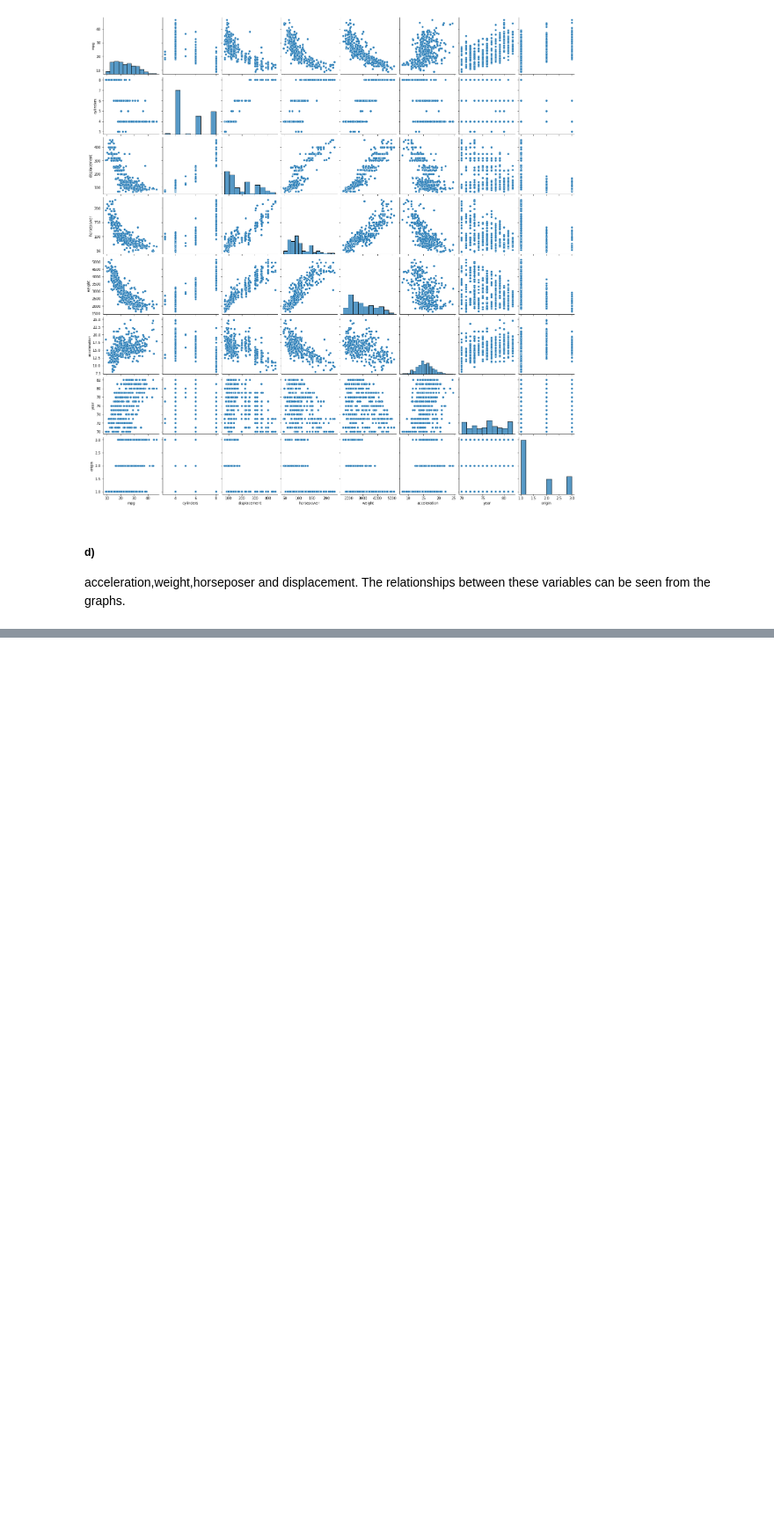
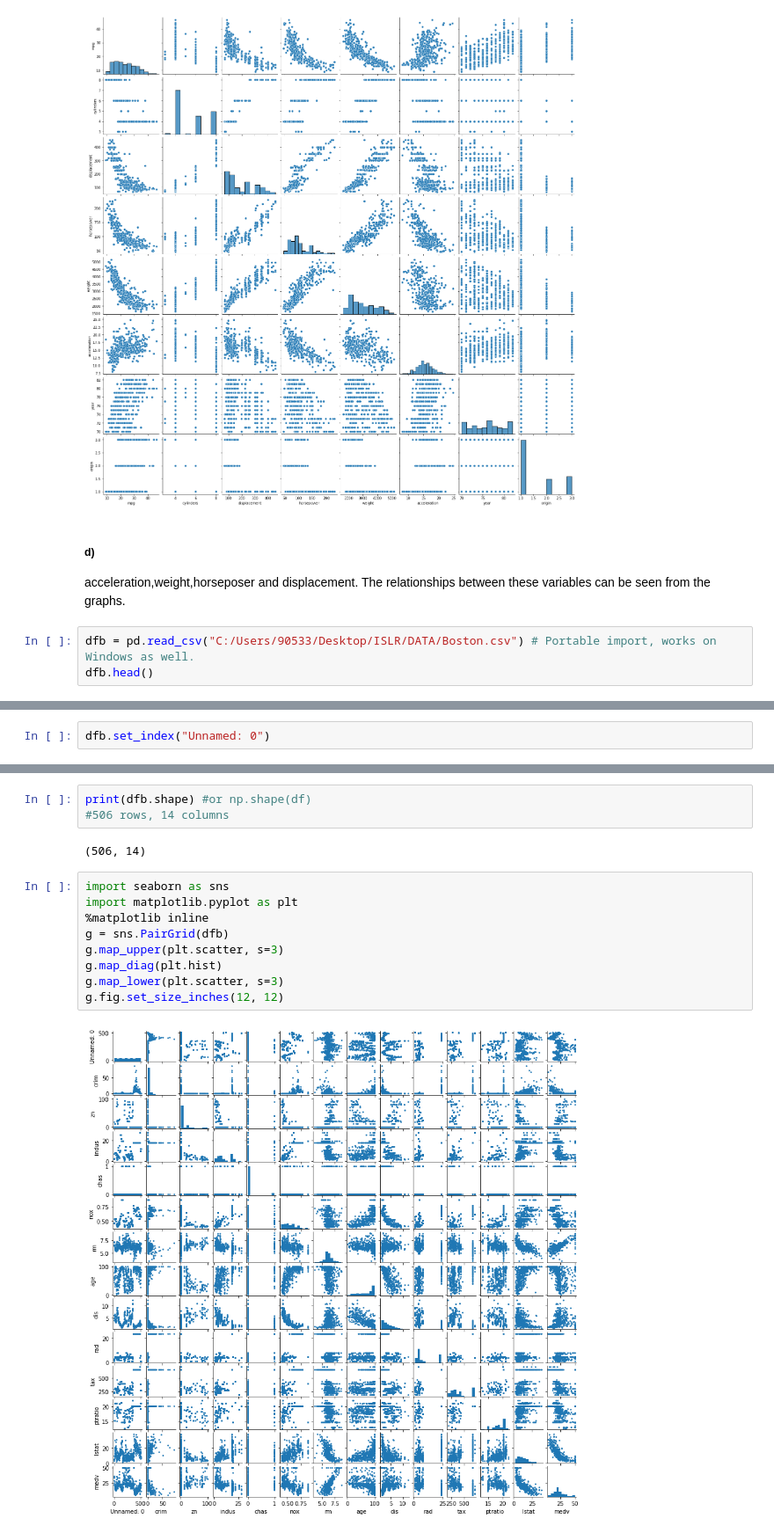
Before and after one commit to MehmetKorkut/ISLR, a Jupyter notebook: ISLR.ipynb, the cells around one changed output, grey strips where cells are left out. Shown at 88% size. Cells and saved outputs as stored; diff of their text form; blank space fills up the shorter version.

```diff
--- a/ISLR.ipynb
+++ b/ISLR.ipynb
@@ -292,3 +292,6 @@ sns.pairplot(dfa)
 # %% [markdown]
 ##### d)
 acceleration,weight,horseposer and displacement. The relationships between these variables can be seen from the graphs.
+# %%
+dfb = pd.read_csv("C:/Users/90533/Desktop/ISLR/DATA/Boston.csv") # Portable import, works on Windows as well.
+dfb.head()
@@ -294,0 +305,2 @@ acceleration,weight,horseposer and displacement. The relationships between these
+# %%
+dfb.set_index("Unnamed: 0")
@@ -294,0 +322,16 @@ acceleration,weight,horseposer and displacement. The relationships between these
+# %%
+print(dfb.shape) #or np.shape(df)
+#506 rows, 14 columns
+# %% [output]
+(506, 14)
+# %%
+import seaborn as sns
+import matplotlib.pyplot as plt
+%matplotlib inline
+g = sns.PairGrid(dfb)
+g.map_upper(plt.scatter, s=3)
+g.map_diag(plt.hist)
+g.map_lower(plt.scatter, s=3)
+g.fig.set_size_inches(12, 12)
+# %% [output]
+[figure, added]
```
Also changed, not shown: parts of 24 cells of this notebook.
